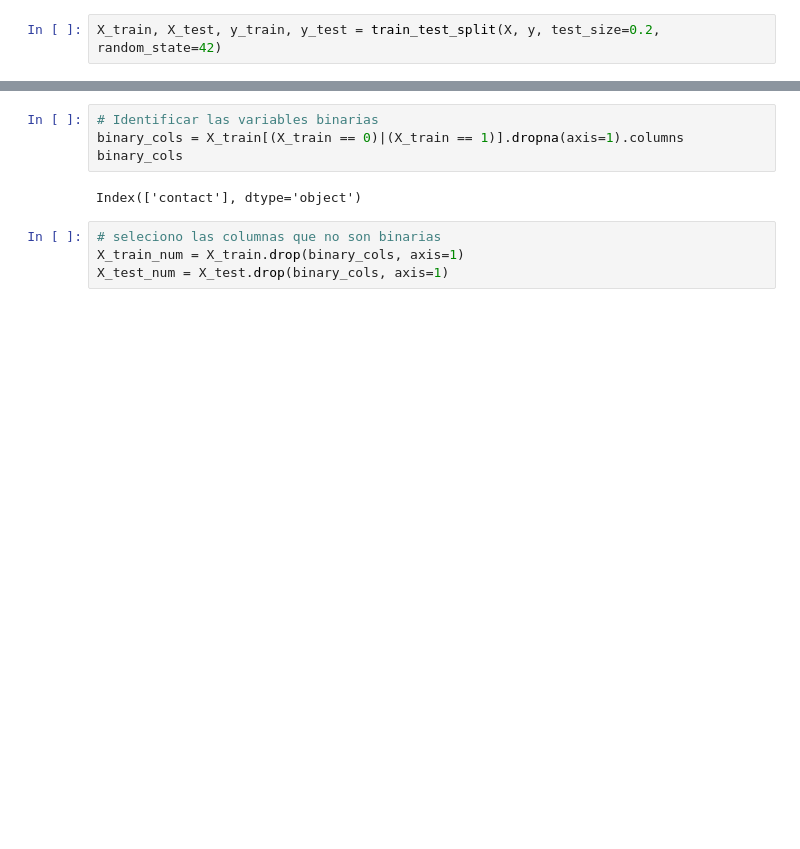
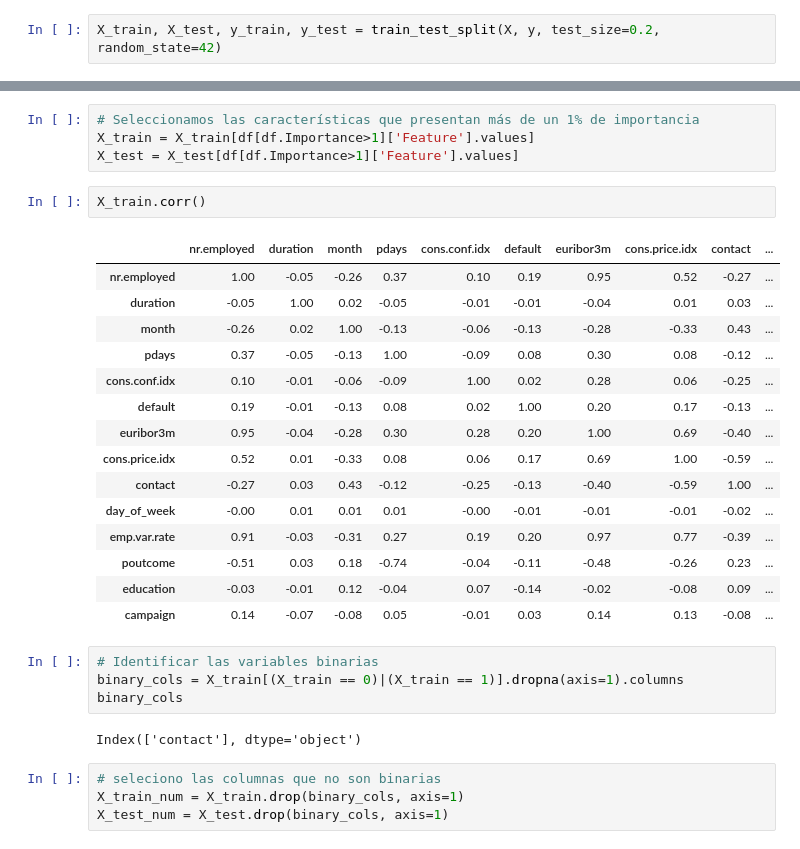
Before and after one commit to EnriqueEsnola/machine-learning, a Jupyter notebook: src/explore.ipynb, the cells around one changed output, grey strips where cells are left out. Cells and saved outputs as stored; diff of their text form; blank space fills up the shorter version.

```diff
--- a/src/explore.ipynb
+++ b/src/explore.ipynb
@@ -220,3 +235,25 @@ X_train, X_test, y_train, y_test = train_test_split(X, y, test_size=0.2, random_
+# %%
+# Seleccionamos las características que presentan más de un 1% de importancia
+X_train = X_train[df[df.Importance>1]['Feature'].values]
+X_test = X_test[df[df.Importance>1]['Feature'].values]
+# %%
+X_train.corr()
+# %% [output]
+|  | nr.employed | duration | month | pdays | cons.conf.idx | default | euribor3m | cons.price.idx | contact | ... |
+| nr.employed | 1.00 | -0.05 | -0.26 | 0.37 | 0.10 | 0.19 | 0.95 | 0.52 | -0.27 | ... |
+| duration | -0.05 | 1.00 | 0.02 | -0.05 | -0.01 | -0.01 | -0.04 | 0.01 | 0.03 | ... |
+| month | -0.26 | 0.02 | 1.00 | -0.13 | -0.06 | -0.13 | -0.28 | -0.33 | 0.43 | ... |
+| pdays | 0.37 | -0.05 | -0.13 | 1.00 | -0.09 | 0.08 | 0.30 | 0.08 | -0.12 | ... |
+| cons.conf.idx | 0.10 | -0.01 | -0.06 | -0.09 | 1.00 | 0.02 | 0.28 | 0.06 | -0.25 | ... |
+| default | 0.19 | -0.01 | -0.13 | 0.08 | 0.02 | 1.00 | 0.20 | 0.17 | -0.13 | ... |
+| euribor3m | 0.95 | -0.04 | -0.28 | 0.30 | 0.28 | 0.20 | 1.00 | 0.69 | -0.40 | ... |
+| cons.price.idx | 0.52 | 0.01 | -0.33 | 0.08 | 0.06 | 0.17 | 0.69 | 1.00 | -0.59 | ... |
+| contact | -0.27 | 0.03 | 0.43 | -0.12 | -0.25 | -0.13 | -0.40 | -0.59 | 1.00 | ... |
+| day_of_week | -0.00 | 0.01 | 0.01 | 0.01 | -0.00 | -0.01 | -0.01 | -0.01 | -0.02 | ... |
+| emp.var.rate | 0.91 | -0.03 | -0.31 | 0.27 | 0.19 | 0.20 | 0.97 | 0.77 | -0.39 | ... |
+| poutcome | -0.51 | 0.03 | 0.18 | -0.74 | -0.04 | -0.11 | -0.48 | -0.26 | 0.23 | ... |
+| education | -0.03 | -0.01 | 0.12 | -0.04 | 0.07 | -0.14 | -0.02 | -0.08 | 0.09 | ... |
+| campaign | 0.14 | -0.07 | -0.08 | 0.05 | -0.01 | 0.03 | 0.14 | 0.13 | -0.08 | ... |
 # %%
 # Identificar las variables binarias
 binary_cols = X_train[(X_train == 0)|(X_train == 1)].dropna(axis=1).columns
```
Also changed, not shown: parts of 16 cells of this notebook.
